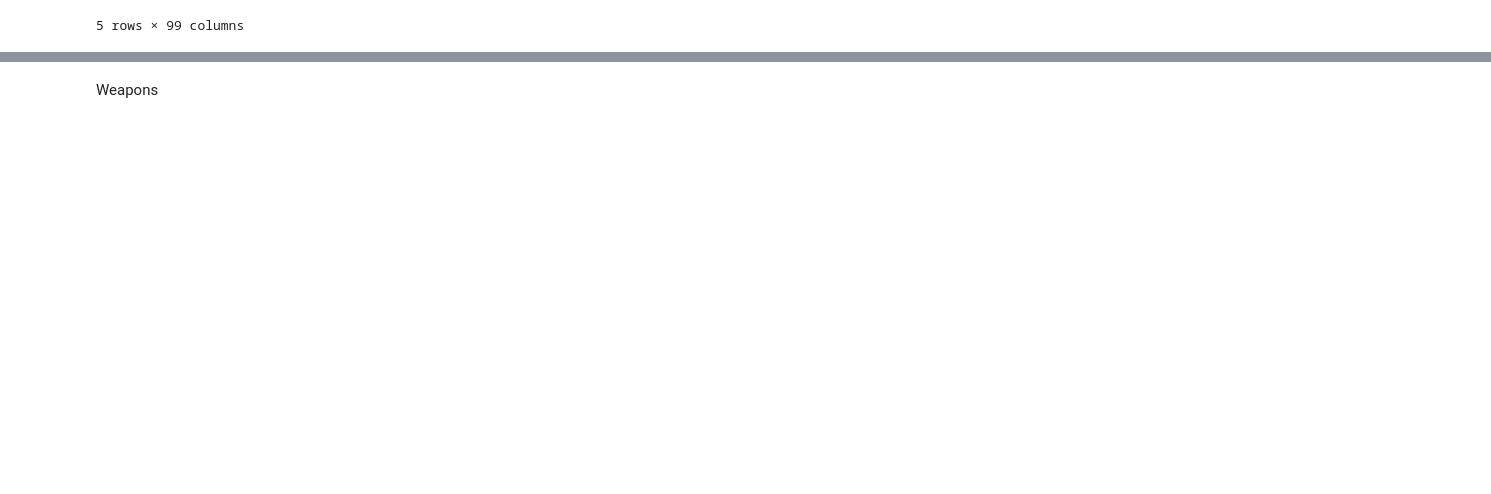
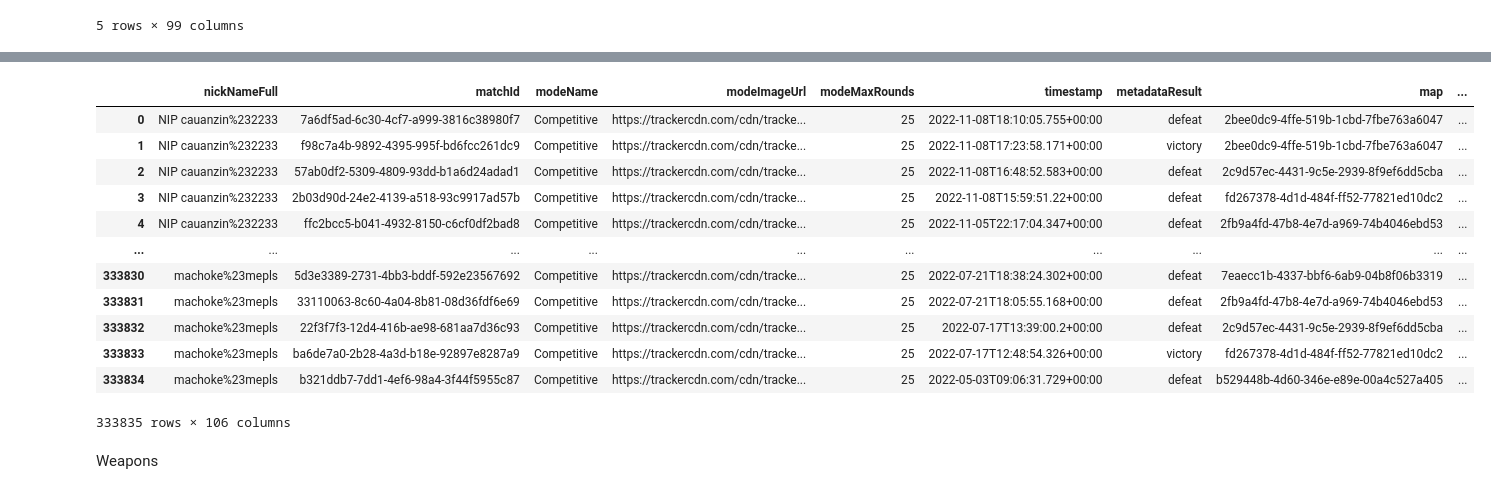
Before and after one commit to aalvestech/tcc_fia_valorant, a Jupyter notebook: notebook/notebook_data_processing.ipynb, the cells around one changed output, grey strips where cells are left out. Saved outputs shown, nothing was run; the diff lists cells and outputs as text; code cells hidden in the pictures; blank space fills up the shorter version.

```diff
--- a/notebook/notebook_data_processing.ipynb
+++ b/notebook/notebook_data_processing.ipynb
@@ -229,3 +232,5 @@ df_matches = df_matches_merged
 # %%
 df_matches['dateMatch'] = df_matches_merged['timestamp'].apply(lambda x: pd.Timestamp(x).strftime('%Y-%m-%d'))
 df_matches['hourMatch'] = df_matches_merged['timestamp'].apply(lambda x: pd.Timestamp(x).strftime('%H'))
+# %%
+df_matches['weekDay'] = df_matches['dateMatch'].astype('datetime64').dt.day_name()
@@ -232,3 +250,22 @@ df_matches['hourMatch'] = df_matches_merged['timestamp'].apply(lambda x: pd.Time
+# %%
+df_matches['weekDay']= \
+(df_matches['dateMatch']).astype('datetime64').dt.day_of_week
+
+df_matches
+# %% [output]
+|  | nickNameFull | matchId | modeName | modeImageUrl | modeMaxRounds | timestamp | metadataResult | map | ... |
+| 0 | NIP cauanzin%232233 | 7a6df5ad-6c30-4cf7-a999-3816c38980f7 | Competitive | https://trackercdn.com/cdn/tracke... | 25 | 2022-11-08T18:10:05.755+00:00 | defeat | 2bee0dc9-4ffe-519b-1cbd-7fbe763a6047 | ... |
+| 1 | NIP cauanzin%232233 | f98c7a4b-9892-4395-995f-bd6fcc261dc9 | Competitive | https://trackercdn.com/cdn/tracke... | 25 | 2022-11-08T17:23:58.171+00:00 | victory | 2bee0dc9-4ffe-519b-1cbd-7fbe763a6047 | ... |
+| 2 | NIP cauanzin%232233 | 57ab0df2-5309-4809-93dd-b1a6d24adad1 | Competitive | https://trackercdn.com/cdn/tracke... | 25 | 2022-11-08T16:48:52.583+00:00 | defeat | 2c9d57ec-4431-9c5e-2939-8f9ef6dd5cba | ... |
+| 3 | NIP cauanzin%232233 | 2b03d90d-24e2-4139-a518-93c9917ad57b | Competitive | https://trackercdn.com/cdn/tracke... | 25 | 2022-11-08T15:59:51.22+00:00 | defeat | fd267378-4d1d-484f-ff52-77821ed10dc2 | ... |
+| 4 | NIP cauanzin%232233 | ffc2bcc5-b041-4932-8150-c6cf0df2bad8 | Competitive | https://trackercdn.com/cdn/tracke... | 25 | 2022-11-05T22:17:04.347+00:00 | defeat | 2fb9a4fd-47b8-4e7d-a969-74b4046ebd53 | ... |
+| ... | ... | ... | ... | ... | ... | ... | ... | ... | ... |
+| 333830 | machoke%23mepls | 5d3e3389-2731-4bb3-bddf-592e23567692 | Competitive | https://trackercdn.com/cdn/tracke... | 25 | 2022-07-21T18:38:24.302+00:00 | defeat | 7eaecc1b-4337-bbf6-6ab9-04b8f06b3319 | ... |
+| 333831 | machoke%23mepls | 33110063-8c60-4a04-8b81-08d36fdf6e69 | Competitive | https://trackercdn.com/cdn/tracke... | 25 | 2022-07-21T18:05:55.168+00:00 | defeat | 2fb9a4fd-47b8-4e7d-a969-74b4046ebd53 | ... |
+| 333832 | machoke%23mepls | 22f3f7f3-12d4-416b-ae98-681aa7d36c93 | Competitive | https://trackercdn.com/cdn/tracke... | 25 | 2022-07-17T13:39:00.2+00:00 | defeat | 2c9d57ec-4431-9c5e-2939-8f9ef6dd5cba | ... |
+| 333833 | machoke%23mepls | ba6de7a0-2b28-4a3d-b18e-92897e8287a9 | Competitive | https://trackercdn.com/cdn/tracke... | 25 | 2022-07-17T12:48:54.326+00:00 | victory | fd267378-4d1d-484f-ff52-77821ed10dc2 | ... |
+| 333834 | machoke%23mepls | b321ddb7-7dd1-4ef6-98a4-3f44f5955c87 | Competitive | https://trackercdn.com/cdn/tracke... | 25 | 2022-05-03T09:06:31.729+00:00 | defeat | b529448b-4d60-346e-e89e-00a4c527a405 | ... |
+333835 rows × 106 columns
 # %%
 df_matches.to_csv('C:\\repos\\tcc_fia_valorant\\data\\matches\\matches_book.csv')
 # %% [markdown]
```
Also changed, not shown: parts of 15 cells of this notebook.
